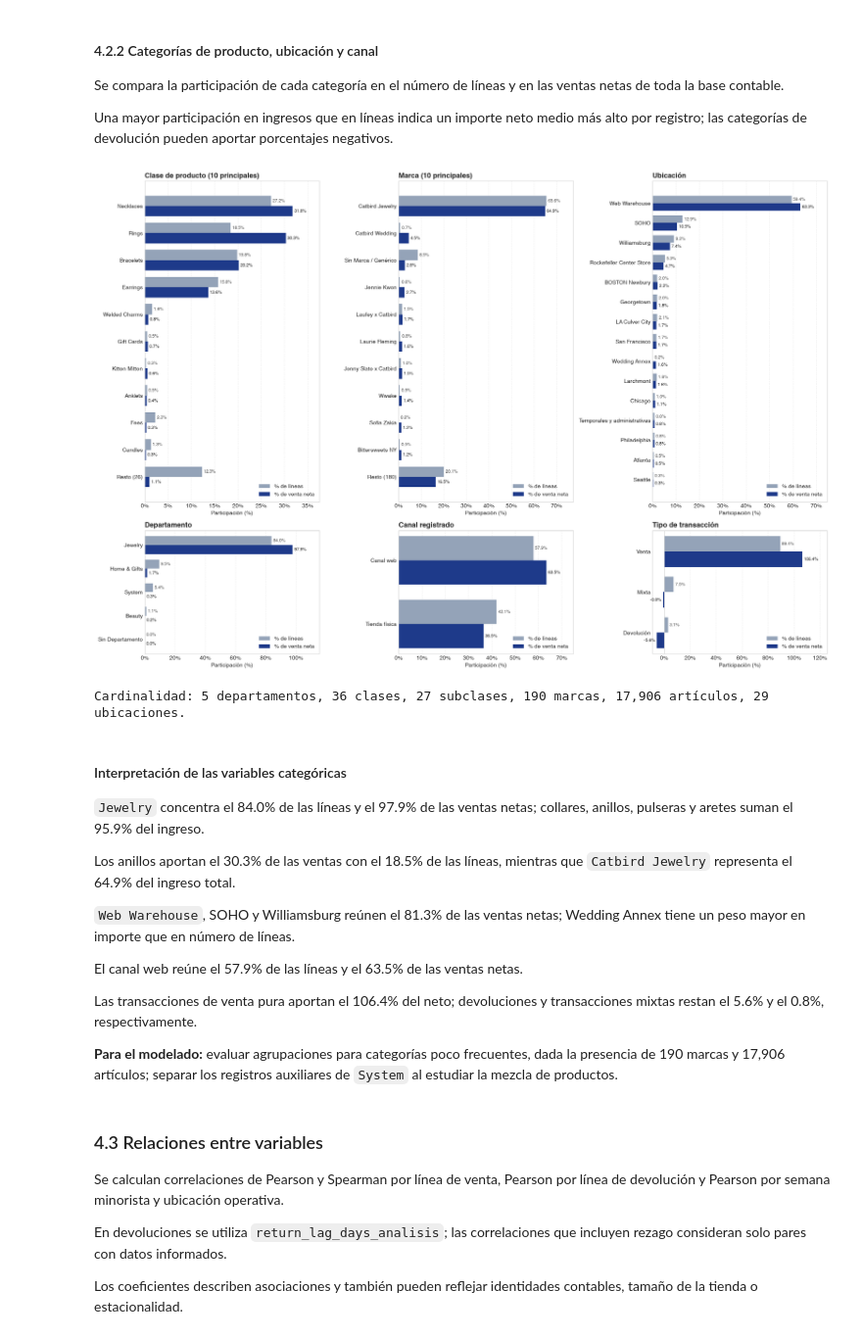
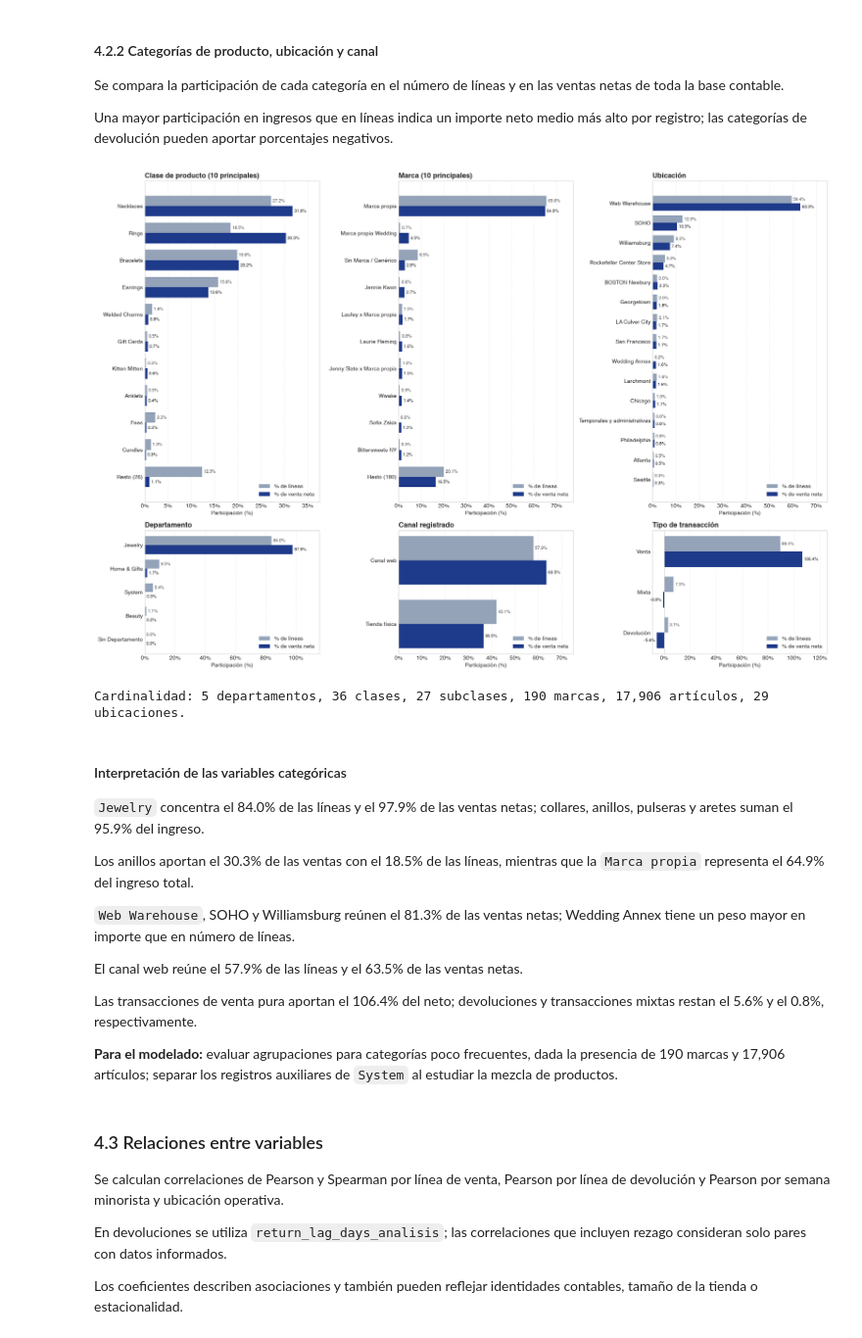
Before and after one commit to geramargonzalez/sales-revenue-datascience, a Jupyter notebook: sales-revenue-jewery.ipynb, the cells around one changed output. Shown at 98% size. Cells and saved outputs as stored; diff of their text form; code cells hidden in the pictures.

```diff
--- a/sales-revenue-jewery.ipynb
+++ b/sales-revenue-jewery.ipynb
@@ -85,6 +87,25 @@ Septiembre de 2026 tiene cobertura parcial y se trata como tal en el análisis t
 dataset_path = "dataset/transactionRevenue_combined_2022-0926.csv"
 df = pd.read_csv(dataset_path, low_memory=False)
 
+# Anonimizar el nombre de la empresa antes de mostrar datos o resultados
+columnas_privadas = ['location_name', 'orig_location_name', 'brand']
+columnas_privadas_ausentes = sorted(set(columnas_privadas) - set(df.columns))
+assert not columnas_privadas_ausentes, f"Columnas necesarias para anonimizar ausentes: {columnas_privadas_ausentes}"
+prefijos_ubicacion = (df['location_name'].dropna().drop_duplicates()
+                      .str.extract(r'^([^ ]+)\s+', expand=False).value_counts())
+token_cliente = prefijos_ubicacion.index[0]
+for columna in ['location_name', 'orig_location_name']:
+    df[columna] = df[columna].str.replace(f'{token_cliente} ', '', regex=False)
+df['brand'] = (df['brand']
+               .str.replace(f'{token_cliente} Jewelry', 'Marca propia', regex=False)
+               .str.replace(token_cliente, 'Marca propia', regex=False))
+nombre_cliente_restante = any(
+    df[columna].astype('string').str.contains(token_cliente, case=False, regex=False, na=False).any()
+    for columna in columnas_privadas
+)
+assert not nombre_cliente_restante, 'La anonimización dejó referencias al nombre de la empresa'
+del token_cliente, prefijos_ubicacion, nombre_cliente_restante
+
 # Mostrar las primeras filas
 df.head()
 # %% [output]
@@ -670,10 +744,10 @@ print(f"Dimensiones: {df.shape[0]:,} filas x {df.shape[1]} columnas | "
 # 2. Máscaras y vistas auxiliares
 COLS_FINANCIERAS = ['gross_sales', 'net_sales', 'discount_total', 'cogs', 'margin', 'qty', 'markdown']
 UBICACIONES_OPERATIVAS = [
-    'Web Warehouse', 'Catbird SOHO', 'Catbird Williamsburg', 'Catbird Rockefeller Center Store',
-    'Catbird BOSTON Newbury', 'Catbird San Francisco', 'Catbird Georgetown', 'Catbird Chicago',
-    'Catbird Larchmont', 'Catbird LA Culver City', 'Catbird Philadelphia', 'Catbird Atlanta',
-    'Catbird Seattle', 'Catbird Wedding Annex'
+    'Web Warehouse', 'SOHO', 'Williamsburg', 'Rockefeller Center Store',
+    'BOSTON Newbury', 'San Francisco', 'Georgetown', 'Chicago',
+    'Larchmont', 'LA Culver City', 'Philadelphia', 'Atlanta',
+    'Seattle', 'Wedding Annex'
 ]
 es_devolucion = df['is_return']
 es_operativa = df['location_name'].isin(UBICACIONES_OPERATIVAS)
@@ -1134,7 +1208,7 @@ def participacion(serie, top=None):
 
 canal = df['is_web'].map({True: 'Canal web', False: 'Tienda física'})
 tipo_transaccion = df['txn_type'].map({'Sale': 'Venta', 'Return': 'Devolución', 'Mixed': 'Mixta'})
-ubicacion = df['location_name'].str.replace('Catbird ', '').where(es_operativa, 'Temporales y administrativas')
+ubicacion = df['location_name'].where(es_operativa, 'Temporales y administrativas')
 
 paneles_categoricos = [
     ('Clase de producto (10 principales)', participacion(df['class'], top=10)),
@@ -1145,41 +1219,41 @@ paneles_categoricos = [
     ('Tipo de transacción', participacion(tipo_transaccion))
 ]
 
 fig, axes = plt.subplots(2, 3, figsize=(19, 13), gridspec_kw={'height_ratios': [2.6, 1]})
 alto = 0.38
 
 for ax, (titulo, tabla) in zip(axes.flat, paneles_categoricos):
     y = np.arange(len(tabla))
     b_lineas = ax.barh(y - alto / 2, tabla['% de líneas'], height=alto, color=COLOR_NEUTRO_CLARO, label='% de líneas')
     b_venta = ax.barh(y + alto / 2, tabla['% de venta neta'], height=alto, color=COLOR_PRIMARIO, label='% de venta neta')
     ax.bar_label(b_lineas, fmt='%.1f%%', padding=3, fontsize=8, color='#555555')
     ax.bar_label(b_venta, fmt='%.1f%%', padding=3, fontsize=8)
     ax.set_yticks(y, tabla.index)
     ax.set_ylabel('')
     ax.invert_yaxis()
     ax.set_xlim(min(0, tabla.min().min() * 1.6), tabla.max().max() * 1.18)
     ax.axvline(0, color='#CCCCCC', linewidth=0.8)
     ax.xaxis.set_major_formatter(fmt_porcentaje)
     ax.set_title(titulo, loc='left', fontsize=13, fontweight='bold')
     ax.set_xlabel('Participación (%)')
     ax.grid(axis='y', visible=False)
     ax.legend(loc='lower right')
 
 plt.tight_layout()
 plt.show()
 
 print(f"Cardinalidad: {df['department'].nunique()} departamentos, {df['class'].nunique()} clases, "
       f"{df['subclass1'].nunique()} subclases, {df['brand'].nunique()} marcas, {df['item_id'].nunique():,} artículos, "
       f"{df['location_name'].nunique()} ubicaciones.")
 # %% [output]
-[figure, old version]
+[figure, new version]
 Cardinalidad: 5 departamentos, 36 clases, 27 subclases, 190 marcas, 17,906 artículos, 29 ubicaciones.
 # %% [markdown]
 #### Interpretación de las variables categóricas
 
 `Jewelry` concentra el 84.0% de las líneas y el 97.9% de las ventas netas; collares, anillos, pulseras y aretes suman el 95.9% del ingreso.
 
-Los anillos aportan el 30.3% de las ventas con el 18.5% de las líneas, mientras que `Catbird Jewelry` representa el 64.9% del ingreso total.
+Los anillos aportan el 30.3% de las ventas con el 18.5% de las líneas, mientras que la `Marca propia` representa el 64.9% del ingreso total.
 
 `Web Warehouse`, SOHO y Williamsburg reúnen el 81.3% de las ventas netas; Wedding Annex tiene un peso mayor en importe que en número de líneas.
 
```
Also changed, not shown: parts of 11 cells of this notebook, 2 other files.
